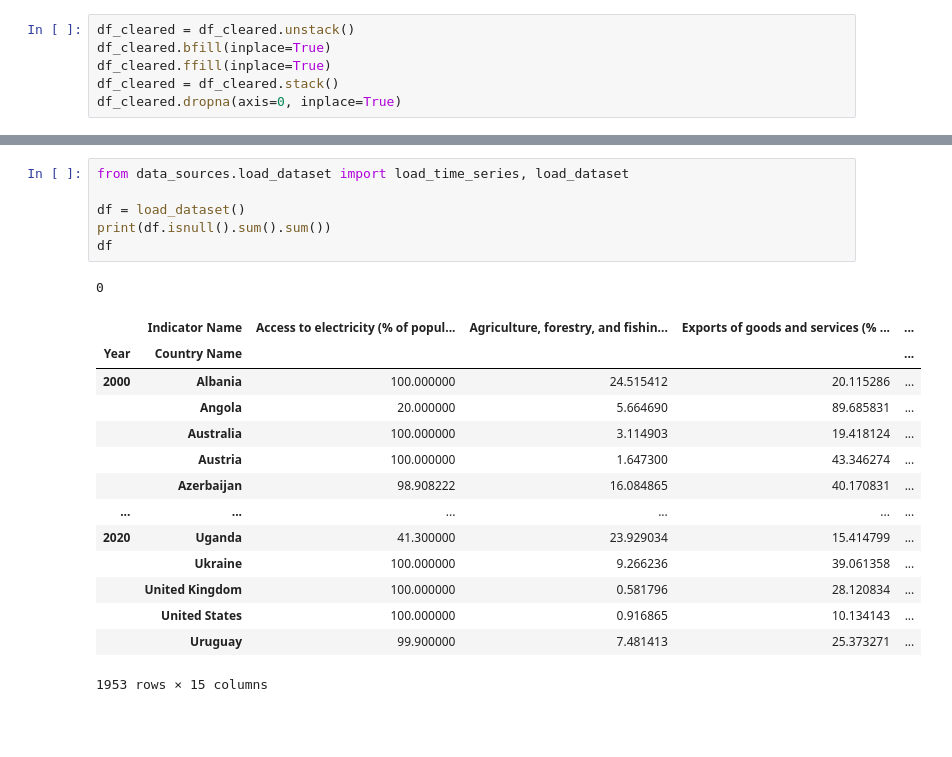
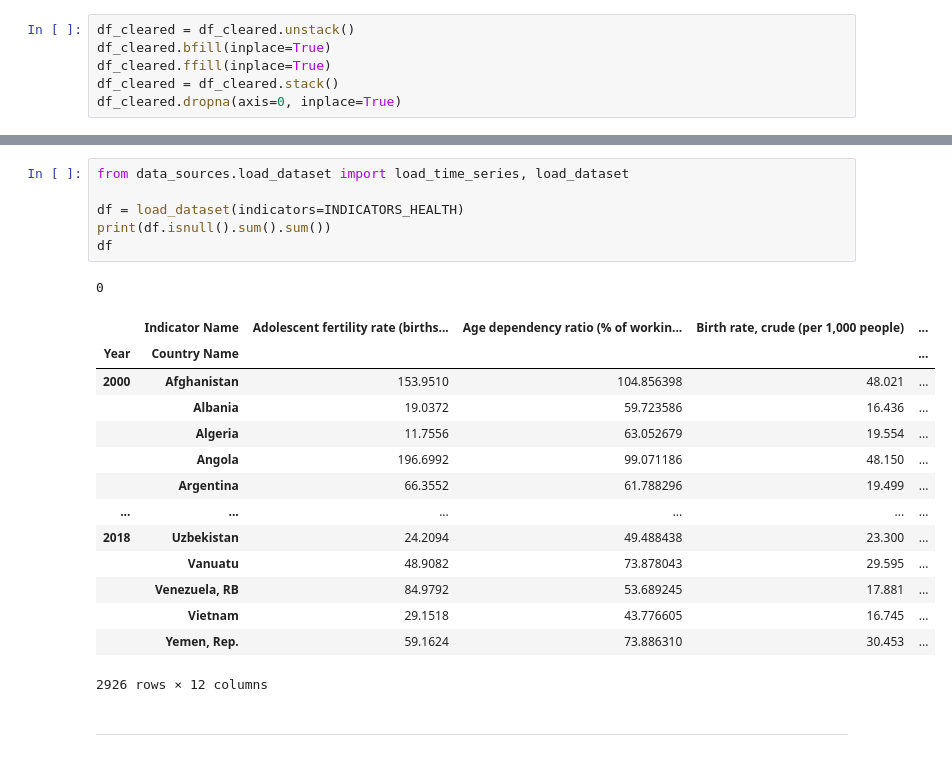
Before and after one commit to maciektr/worldbank_data_exploration, a Jupyter notebook: notebooks/create_dataset.ipynb, the cells around one changed output, grey strips where cells are left out. Cells and saved outputs as stored; diff of their text form; blank space fills up the shorter version.

```diff
--- a/notebooks/create_dataset.ipynb
+++ b/notebooks/create_dataset.ipynb
@@ -173,22 +166,24 @@ df_scaled.head()
 # %%
 from data_sources.load_dataset import load_time_series, load_dataset
 
-df = load_dataset()
+df = load_dataset(indicators=INDICATORS_HEALTH)
 print(df.isnull().sum().sum())
 df
 # %% [output]
 0
-|  | Indicator Name | Access to electricity (% of popul... | Agriculture, forestry, and fishin... | Exports of goods and services (% ... | ... |
+|  | Indicator Name | Adolescent fertility rate (births... | Age dependency ratio (% of workin... | Birth rate, crude (per 1,000 people) | ... |
 | Year | Country Name |  |  |  | ... |
-| 2000 | Albania | 100.000000 | 24.515412 | 20.115286 | ... |
-|  | Angola | 20.000000 | 5.664690 | 89.685831 | ... |
-|  | Australia | 100.000000 | 3.114903 | 19.418124 | ... |
-|  | Austria | 100.000000 | 1.647300 | 43.346274 | ... |
-|  | Azerbaijan | 98.908222 | 16.084865 | 40.170831 | ... |
+| 2000 | Afghanistan | 153.9510 | 104.856398 | 48.021 | ... |
+|  | Albania | 19.0372 | 59.723586 | 16.436 | ... |
+|  | Algeria | 11.7556 | 63.052679 | 19.554 | ... |
+|  | Angola | 196.6992 | 99.071186 | 48.150 | ... |
+|  | Argentina | 66.3552 | 61.788296 | 19.499 | ... |
 | ... | ... | ... | ... | ... | ... |
-| 2020 | Uganda | 41.300000 | 23.929034 | 15.414799 | ... |
-|  | Ukraine | 100.000000 | 9.266236 | 39.061358 | ... |
-|  | United Kingdom | 100.000000 | 0.581796 | 28.120834 | ... |
-|  | United States | 100.000000 | 0.916865 | 10.134143 | ... |
-|  | Uruguay | 99.900000 | 7.481413 | 25.373271 | ... |
+| 2018 | Uzbekistan | 24.2094 | 49.488438 | 23.300 | ... |
+|  | Vanuatu | 48.9082 | 73.878043 | 29.595 | ... |
+|  | Venezuela, RB | 84.9792 | 53.689245 | 17.881 | ... |
+|  | Vietnam | 29.1518 | 43.776605 | 16.745 | ... |
+|  | Yemen, Rep. | 59.1624 | 73.886310 | 30.453 | ... |
-1953 rows × 15 columns
+2926 rows × 12 columns
+# %% [markdown]
+---
```
Also changed, not shown: parts of 13 cells of this notebook, 1 other file.
